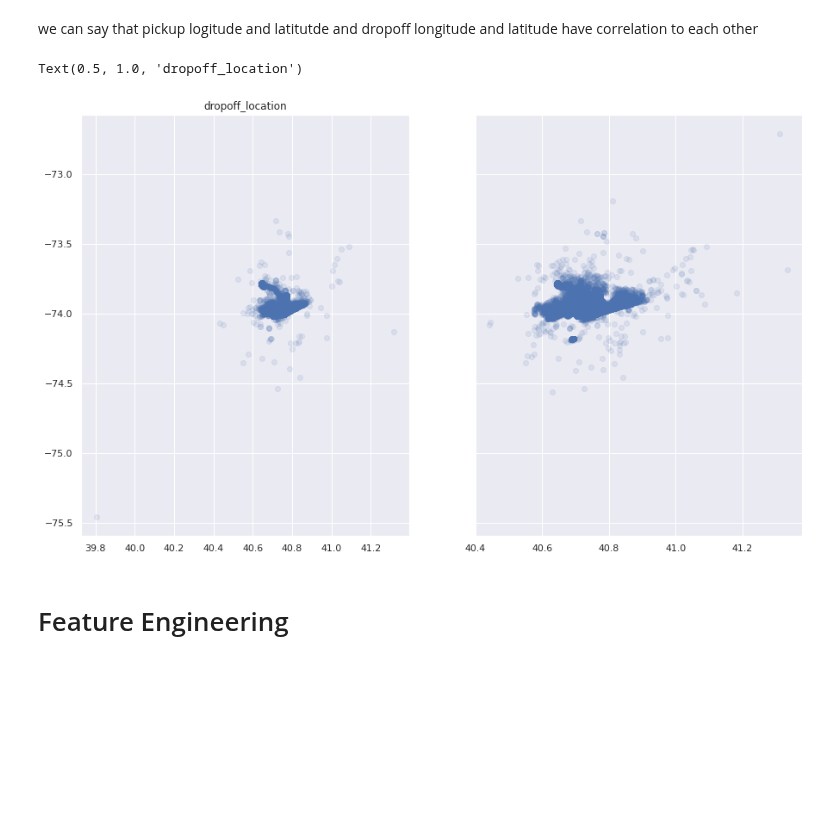
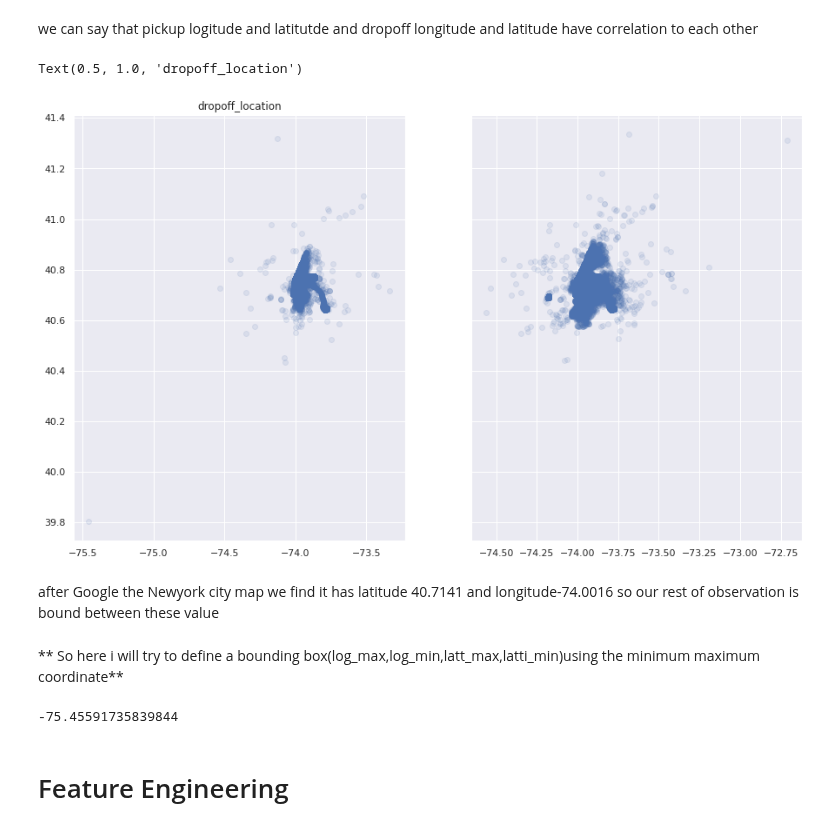
Before and after one commit to Creatrohit9/2-CAPSTON-ROHIT-BHADAURIYA-NYC-TAXI-TRIP-TIME-PRIDICTION, a Jupyter notebook: NYC_TAXI_TRIP_TIME_PRIDICTION_ROHITBHADAURIYA_2_Capstone_Project.ipynb, the cells around one changed output. Cells and saved outputs as stored; diff of their text form; code cells hidden in the pictures; blank space fills up the shorter version.

Commit message:
Commit for longitude min max

```diff
--- a/NYC_TAXI_TRIP_TIME_PRIDICTION_ROHITBHADAURIYA_2_Capstone_Project.ipynb
+++ b/NYC_TAXI_TRIP_TIME_PRIDICTION_ROHITBHADAURIYA_2_Capstone_Project.ipynb
@@ -349,14 +349,22 @@ we can say that pickup logitude and latitutde and dropoff longitude and latitude
 # %%
 #scatter plot for get more information about the logitude nad latitude
 n=120000
 f, (ax1,ax2)=plt.subplots(1,2, sharey=True,figsize=(15,9))
-ax1.scatter(taxi_df.pickup_latitude[:n],taxi_df.pickup_longitude[:n],alpha=0.1)
+ax1.scatter(taxi_df.pickup_longitude[:n],taxi_df.pickup_latitude[:n],alpha=0.1)
 ax1.set_title('pickup_location')
-ax2.scatter(taxi_df.dropoff_latitude[:n],taxi_df.dropoff_longitude[:n],alpha=0.1)
+ax2.scatter(taxi_df.dropoff_longitude[:n],taxi_df.dropoff_latitude[:n],alpha=0.1)
 ax1.set_title('dropoff_location')
 # %% [output]
 Text(0.5, 1.0, 'dropoff_location')
-[figure, old version]
+[figure, new version]
+# %% [markdown]
+after Google the Newyork city map we find it has latitude 40.7141 and longitude-74.0016 so our rest of observation is bound between these value
+# %% [markdown]
+ ** So here i will try to define a bounding box(log_max,log_min,latt_max,latti_min)using the minimum maximum coordinate**
+# %%
+print (min(taxi_df.pickup_longitude[:n].min(), taxi_df.dropoff_longitude[:n].min()))
+# %% [output]
+-75.45591735839844
 # %% [markdown]
 # Feature Engineering
 # %%
```
